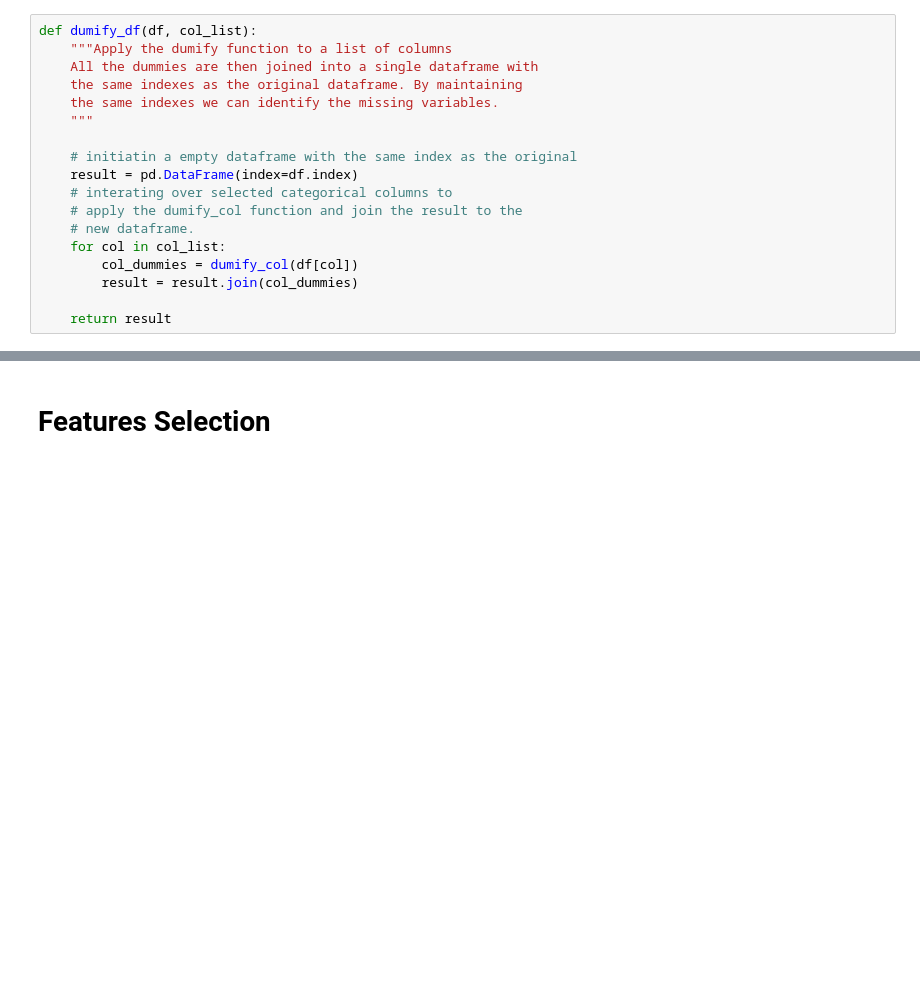
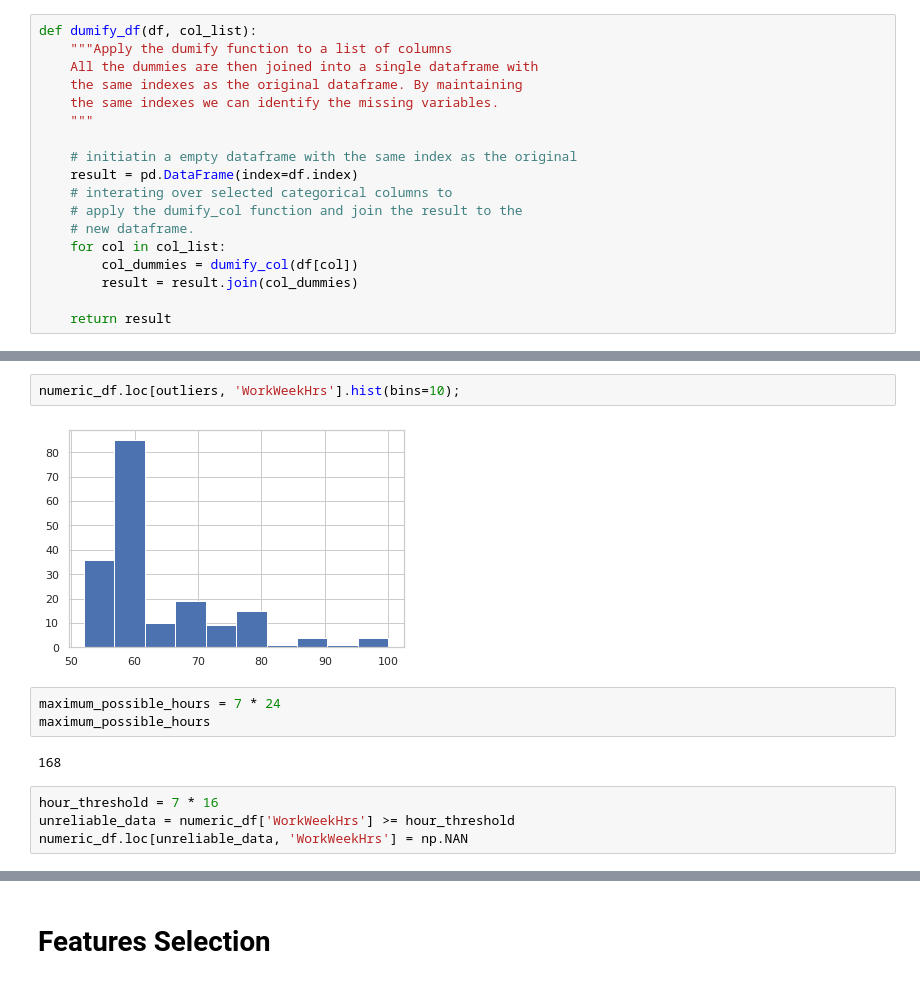
Before and after one commit to leofmr/stack_ds, a Jupyter notebook: SalaryPrediction.ipynb, the cells around one changed output, grey strips where cells are left out. Saved outputs shown, nothing was run; the diff lists cells and outputs as text; blank space fills up the shorter version.

```diff
--- a/SalaryPrediction.ipynb
+++ b/SalaryPrediction.ipynb
@@ -151,0 +305,13 @@ X['intercept'] = 1
+# %%
+numeric_df.loc[outliers, 'WorkWeekHrs'].hist(bins=10);
+# %% [output]
+[figure, added]
+# %%
+maximum_possible_hours = 7 * 24
+maximum_possible_hours
+# %% [output]
+168
+# %%
+hour_threshold = 7 * 16
+unreliable_data = numeric_df['WorkWeekHrs'] >= hour_threshold
+numeric_df.loc[unreliable_data, 'WorkWeekHrs'] = np.NAN
```
Also changed, not shown: parts of 42 cells of this notebook.
